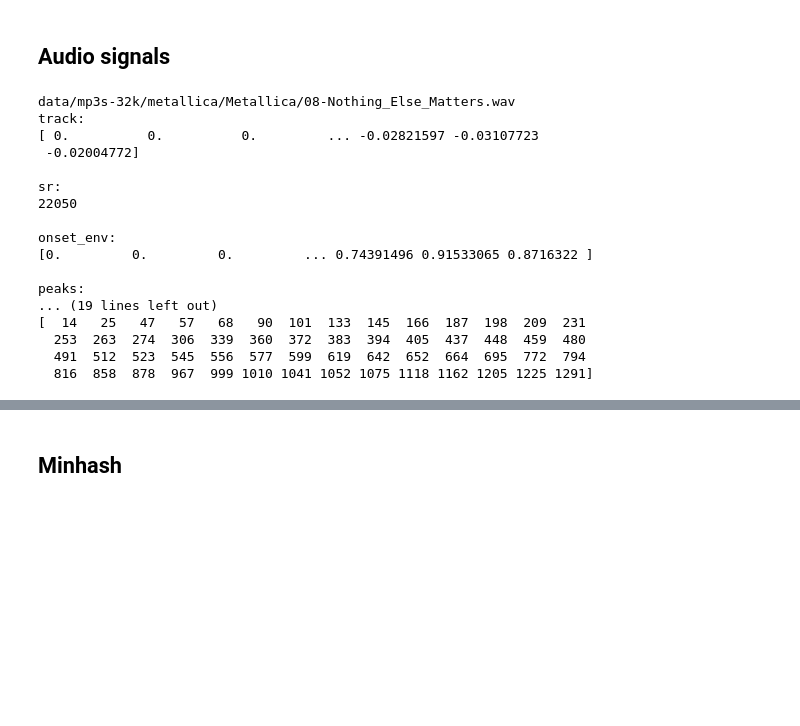
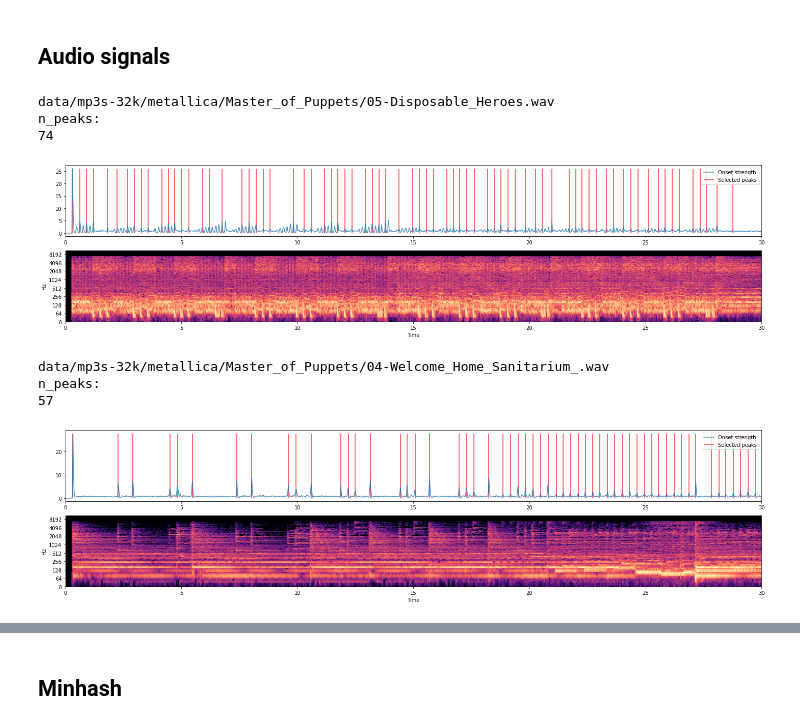
Before and after one commit to AlessandroPecchini/ADM-HW4, a Jupyter notebook: AudioSignals.ipynb, the cells around one changed output, grey strips where cells are left out. Drawn from its saved outputs; the diff is of its cells as text; code cells hidden in the pictures; blank space fills up the shorter version.

```diff
--- a/AudioSignals.ipynb
+++ b/AudioSignals.ipynb
@@ -99,29 +140,17 @@ for track in tqdm(mp3_tracks, total=N_TRACKS):
 # %%
 for idx, audio in enumerate(tracks):
     if idx >= 2:
         break
     print(audio)
     track, sr, onset_env, peaks = load_audio_picks(audio, DURATION, HOP_SIZE)
-    print(f"track:\n{track}\n\nsr:\n{sr}\n\nonset_env:\n{onset_env}\n\npeaks:\n{peaks}")
-    print()
-    print()
-
-    #plot_spectrogram_and_picks(track, sr, peaks, onset_env)
+    print(f"n_peaks:\n{len(peaks)}")
+    plot_spectrogram_and_picks(track, sr, peaks, onset_env)
 # %% [output]
-data/mp3s-32k/metallica/Metallica/08-Nothing_Else_Matters.wav
-track:
-[ 0.          0.          0.         ... -0.02821597 -0.03107723
- -0.02004772]
-
-sr:
-22050
-
-onset_env:
-[0.         0.         0.         ... 0.74391496 0.91533065 0.8716322 ]
-
-peaks:
-... (19 lines left out)
-[  14   25   47   57   68   90  101  133  145  166  187  198  209  231
-  253  263  274  306  339  360  372  383  394  405  437  448  459  480
-  491  512  523  545  556  577  599  619  642  652  664  695  772  794
-  816  858  878  967  999 1010 1041 1052 1075 1118 1162 1205 1225 1291]
+data/mp3s-32k/metallica/Master_of_Puppets/05-Disposable_Heroes.wav
+n_peaks:
+74
+[figure, added]
+data/mp3s-32k/metallica/Master_of_Puppets/04-Welcome_Home_Sanitarium_.wav
+n_peaks:
+57
+[figure, added]
```
Also changed, not shown: parts of 11 cells of this notebook, 2 other files.
